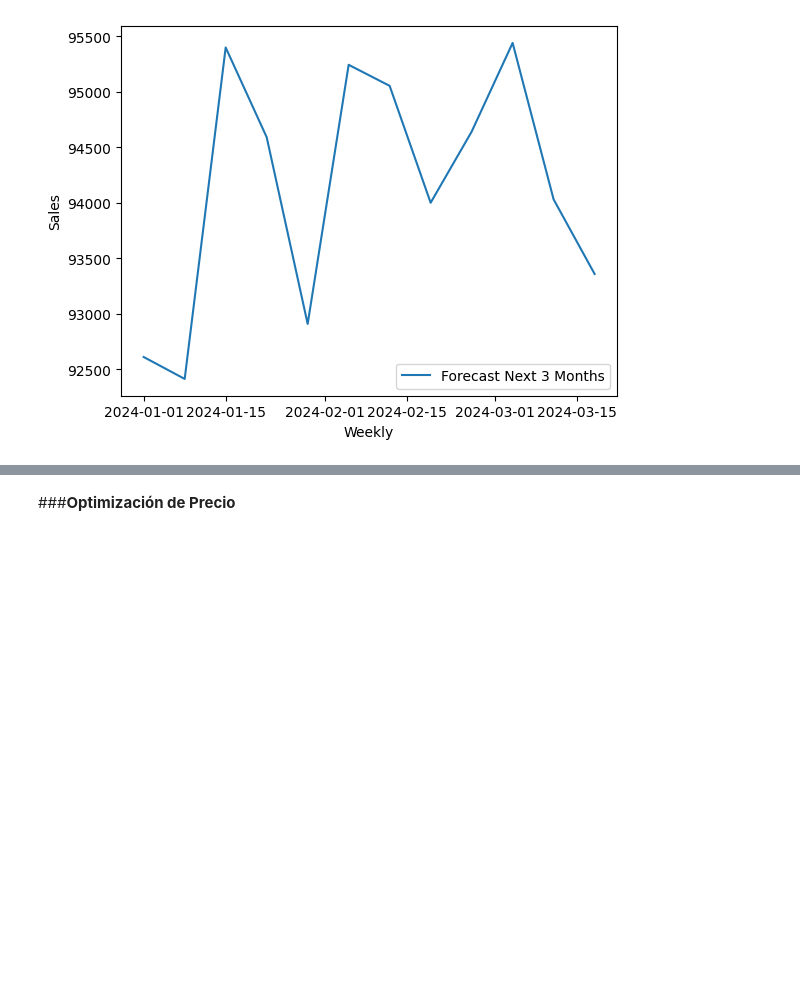
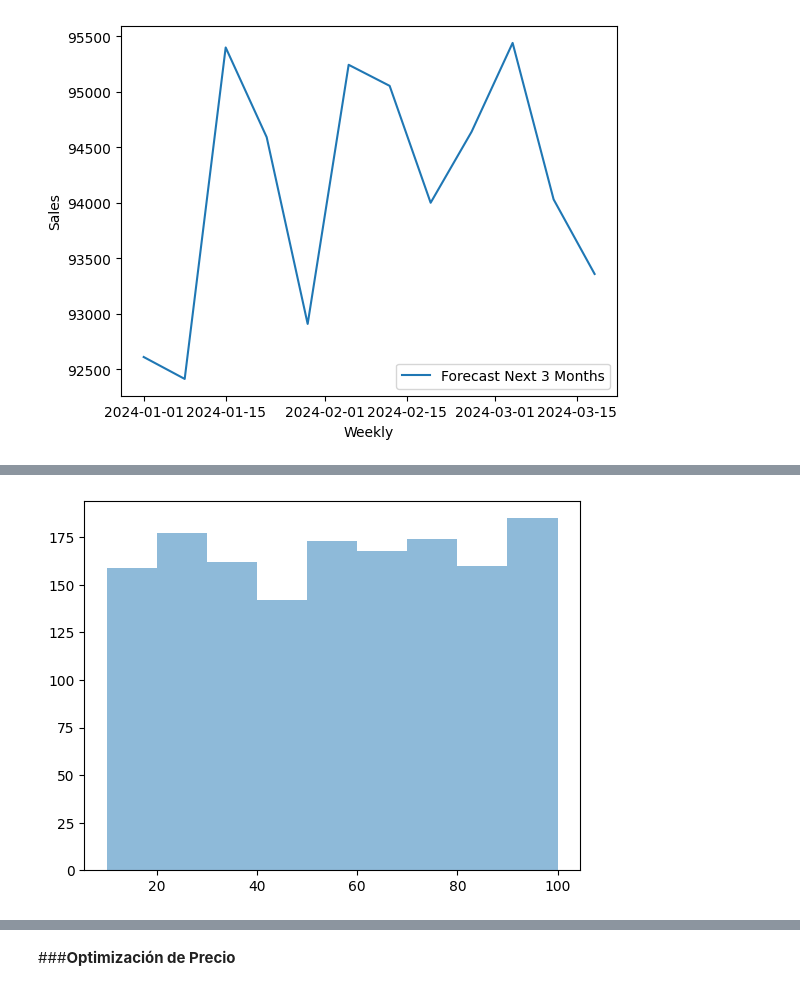
Before and after one commit to superpanditas/Quinio, a Jupyter notebook: Weekly_SKU_level_Product_Sales_Transactions.ipynb, the cells around one changed output, grey strips where cells are left out. Drawn from its saved outputs; the diff is of its cells as text; code cells hidden in the pictures; blank space fills up the shorter version.

```diff
--- a/Weekly_SKU_level_Product_Sales_Transactions.ipynb
+++ b/Weekly_SKU_level_Product_Sales_Transactions.ipynb
@@ -1113,0 +1136,12 @@ plt.show()
+# %%
+s4_price = store4['Price']
+#s4_price.describe()
+
+# Distribution of prices
+s4_price = s4_price.to_frame()
+s4_price_sorted = s4_price.sort_values('Price')
+
+plt.hist(s4_price_sorted, bins=np.arange(10,110,10), alpha=0.5)
+plt.show()
+# %% [output]
+[figure, added]
```
Also changed, not shown: parts of 12 cells of this notebook.
